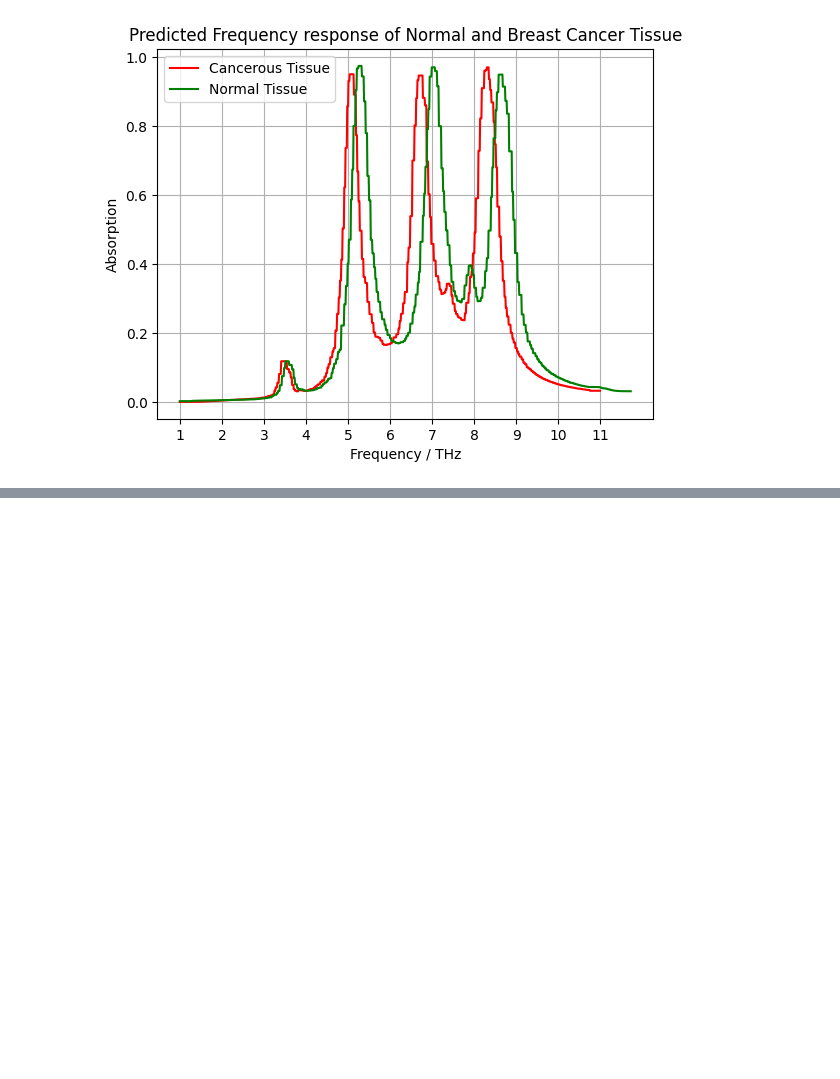
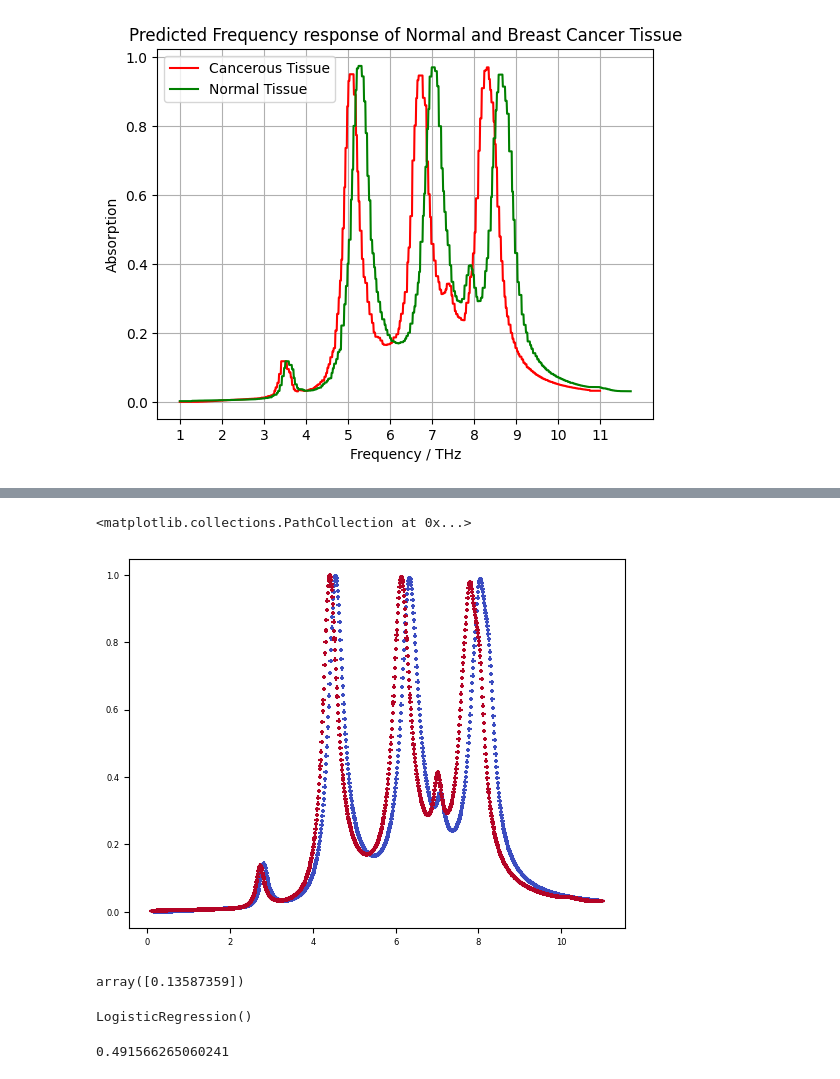
Before and after one commit to sansriti14/terahertz-absorber, a Jupyter notebook: absorber_ann_model.ipynb, the cells around one changed output, grey strips where cells are left out. Drawn from its saved outputs; the diff is of its cells as text; code cells hidden in the pictures; blank space fills up the shorter version.

```diff
--- a/absorber_ann_model.ipynb
+++ b/absorber_ann_model.ipynb
@@ -572,0 +577,3 @@ graph(comparison = predicted_normal)
+# %%
+df = pd.read_csv("Hybrid_data.csv")
+df.head()
@@ -572,0 +587,9 @@ graph(comparison = predicted_normal)
+# %%
+plt.scatter(df.iloc[:, 0], df.iloc[:, 1], c=df.iloc[:, 2], cmap='coolwarm', marker='+', s=10)
+# %% [output]
+<matplotlib.collections.PathCollection at 0x...>
+[figure, added]
+# %%
+model.intercept_
+# %% [output]
+array([0.13587359])
@@ -572,0 +600,6 @@ graph(comparison = predicted_normal)
+# %%
+from sklearn.linear_model import LogisticRegression
+model = LogisticRegression()
+model.fit(X_train, y_train)
+# %% [output]
+LogisticRegression()
@@ -572,0 +609,4 @@ graph(comparison = predicted_normal)
+# %%
+model.score(X_test,y_test)
+# %% [output]
+0.491566265060241
```
Also changed, not shown: parts of 27 cells of this notebook.
